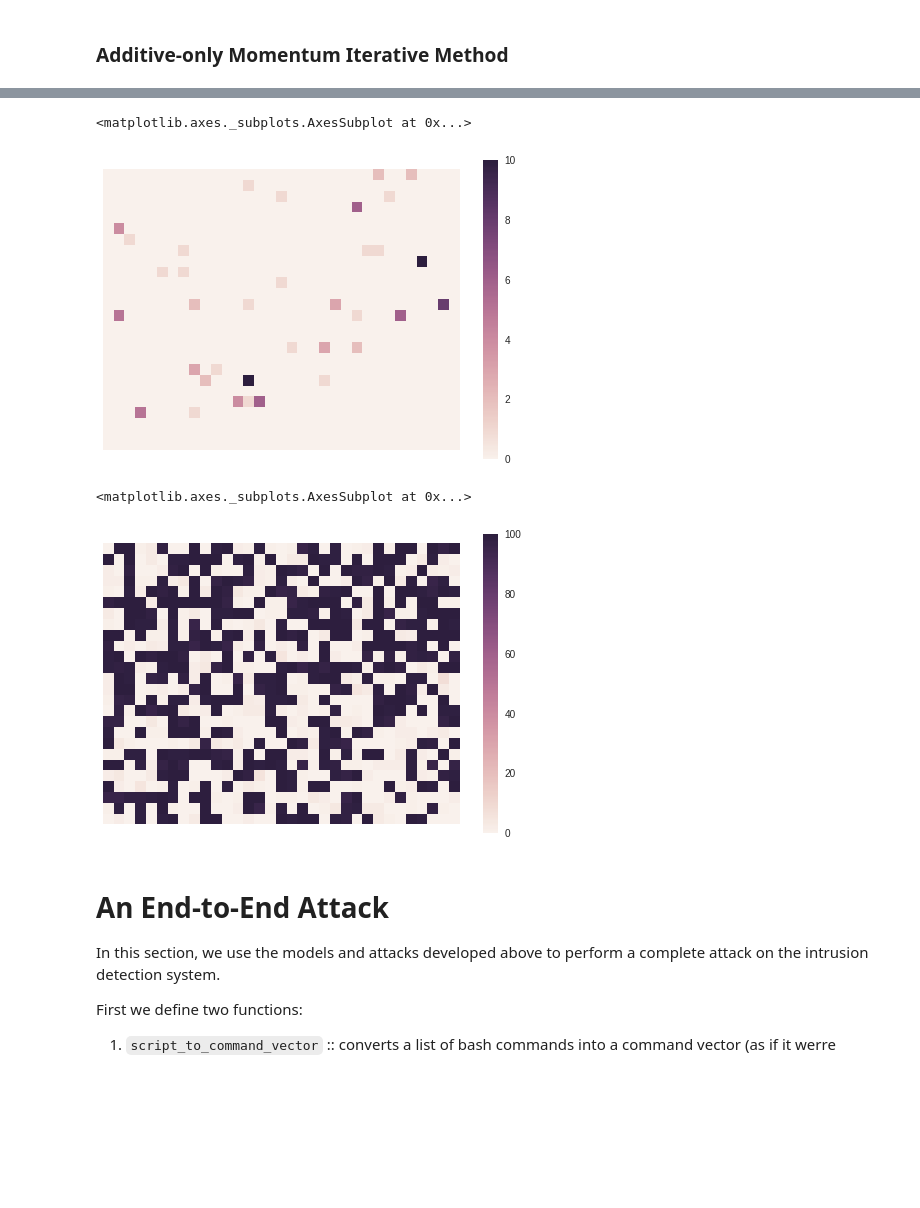
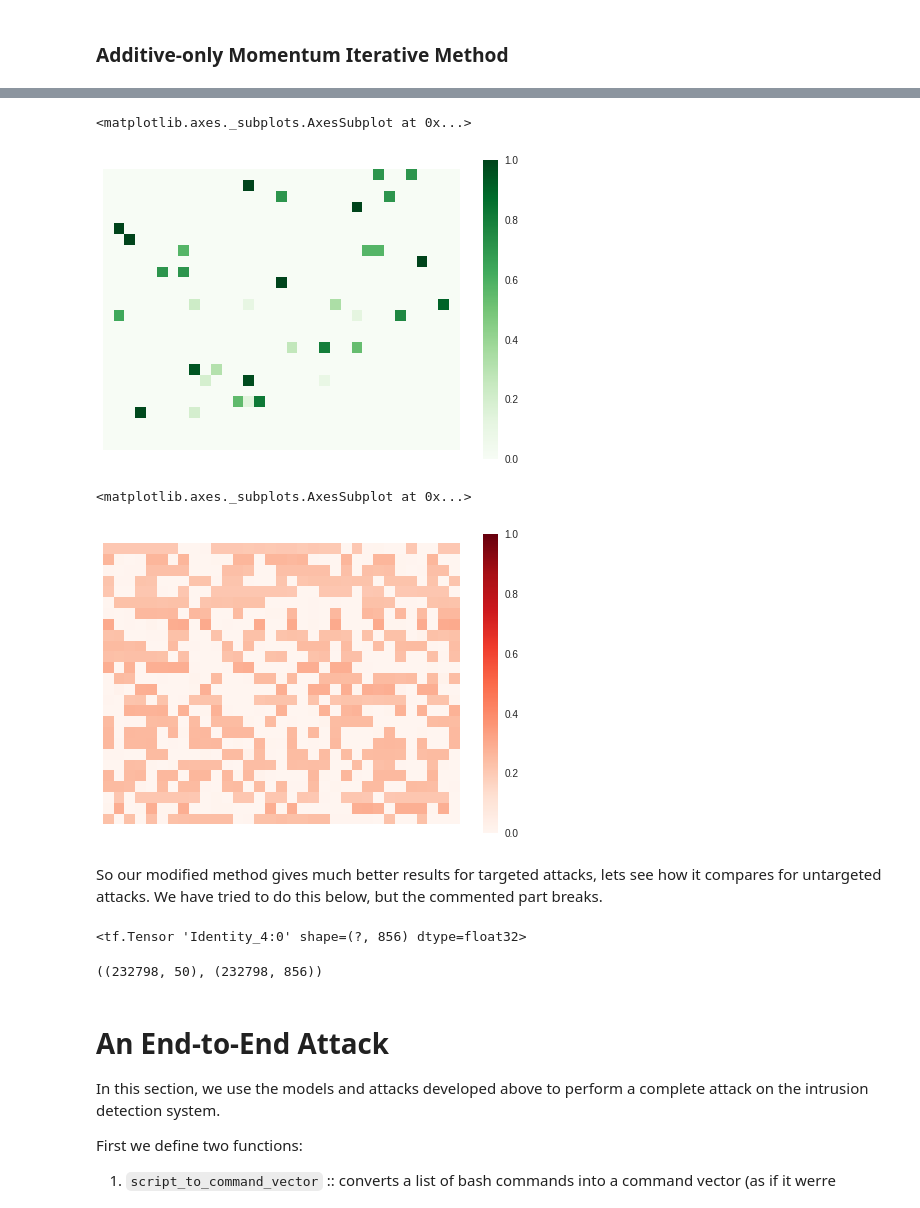
Before and after one commit to sydneyvert/Fooling-our-Neural-Network, a Jupyter notebook: project/report.ipynb, the cells around one changed output, grey strips where cells are left out. Cells and saved outputs as stored; diff of their text form; code cells hidden in the pictures; blank space fills up the shorter version.

```diff
--- a/project/report.ipynb
+++ b/project/report.ipynb
@@ -310,7 +285,7 @@ substitute.add(hidden_layer)
 substitute.add(output_layer)
 
 # We need to convert our substitute model into the cleverhans format.
-substitute_ch = KerasModelWrapper(substitute)
+substitute = KerasModelWrapper(substitute)
 # %%
 tensorflow_session = tensorflow.Session()
 # %% [markdown]
@@ -702,7 +592,7 @@ original_labels = numpy.array([adversary_test_labels_one_hot[0]])
 
 target_labels = keras.utils.to_categorical(numpy.array([2]), num_classes=50)
 
-fgsm_attack = FastGradientMethod(substitute_ch, sess=tensorflow_session)
+fgsm_attack = FastGradientMethod(substitute, sess=tensorflow_session)
 fgsm_params = {
     'eps': 1.0,
     'ord': numpy.inf,
@@ -895,10 +788,19 @@ A targeted attack was successful against 31/49 users (with the given input):
 # %%
-def plot_command_vector(command_vector):
+def plot_command_vector(command_vector, danger=False):
+    # reshape into a rectangle, and pad slightly beforehand
+    rectangle_array= numpy.concatenate([command_vector, numpy.array([0,0])]).reshape((26,33))
+    normalized_array = sklearn.preprocessing.normalize(rectangle_array)
+
+    color = 'Reds' if danger else 'Greens'
+
     return seaborn.heatmap(
-        numpy.concatenate([command_vector, numpy.array([0,0])]).reshape((26,33)),
+        normalized_array,
         square=True,
         xticklabels=False,
         yticklabels=False,
+        vmin=0,
+        vmax=1,
+        cmap=color,
     )
 # %%
 plot_command_vector(adversary_test_inputs[0])
@@ -1038,7 +916,7 @@ class AdditiveMomentumIterativeMethod(cleverhans.attacks.MomentumIterativeMethod
 
     return adv_x
 # %%
-ami_attack = AdditiveMomentumIterativeMethod(substitute_ch, sess=tensorflow_session)
+ami_attack = AdditiveMomentumIterativeMethod(substitute, sess=tensorflow_session)
 ami_params = {
     'eps': 100.0,
     'eps_iter': 1.0,
@@ -1048,6 +926,11 @@ ami_params = {
     'clip_max': 100.0,
 }
 
-summary, adversarial_examples = run_targeted_attack_against_all_users(adversary_test_inputs[0], adversary_test_labels[0], ami_attack, ami_params)
+summary, adversarial_examples = run_targeted_attack_against_all_users(
+    adversary_test_inputs[0],
+    adversary_test_labels[0],
+    ami_attack,
+    ami_params,
+)
 summary
 # %% [output]
@@ -1074,9 +957,11 @@ A targeted attack was successful against 19/49 users (with the given input):
 plot_command_vector(adversary_test_inputs[0])
 # %% [output]
 <matplotlib.axes._subplots.AxesSubplot at 0x...>
-[figure, old version]
+[figure, new version]
 # %%
-plot_command_vector(adversarial_examples[0])
+plot_command_vector(adversarial_examples[0], danger=True)
 # %% [output]
 <matplotlib.axes._subplots.AxesSubplot at 0x...>
-[figure, old version]
+[figure, new version]
+# %% [markdown]
+So our modified method gives much better results for targeted attacks, lets see how it compares for untargeted attacks. We have tried to do this below, but the commented part breaks.
@@ -1082,0 +971,4 @@ plot_command_vector(adversarial_examples[0])
+# %%
+x_adv_sub_ami
+# %% [output]
+<tf.Tensor 'Identity_4:0' shape=(?, 856) dtype=float32>
@@ -1082,0 +978,4 @@ plot_command_vector(adversarial_examples[0])
+# %%
+adversary_test_labels_one_hot.shape, adversary_test_inputs.shape
+# %% [output]
+((232798, 50), (232798, 856))
```
Also changed, not shown: parts of 53 cells of this notebook.
